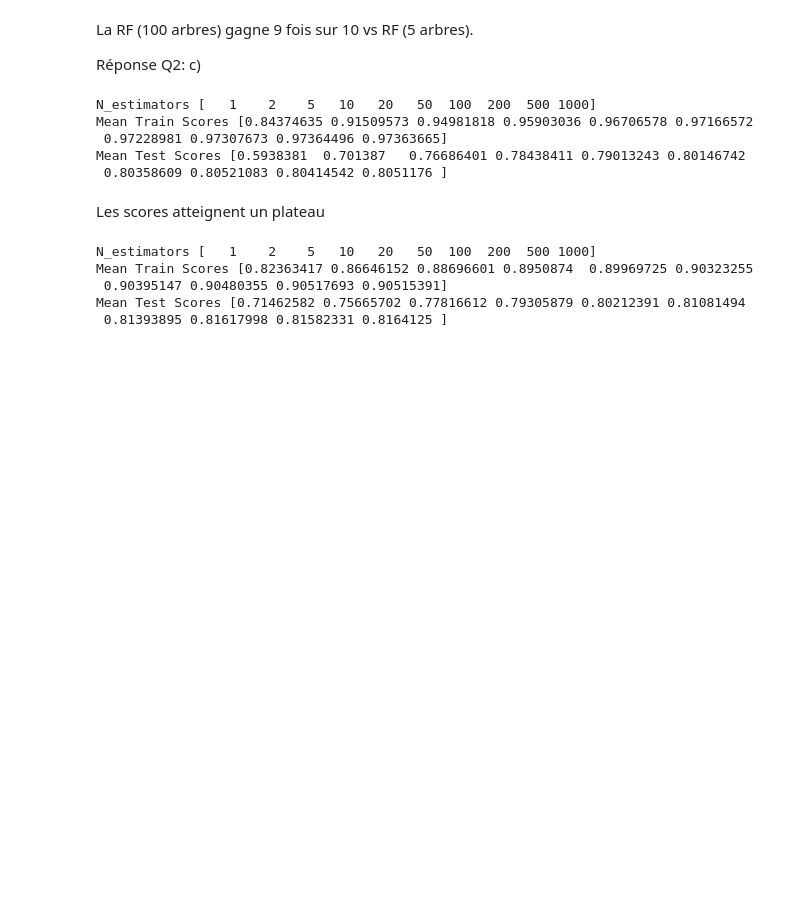
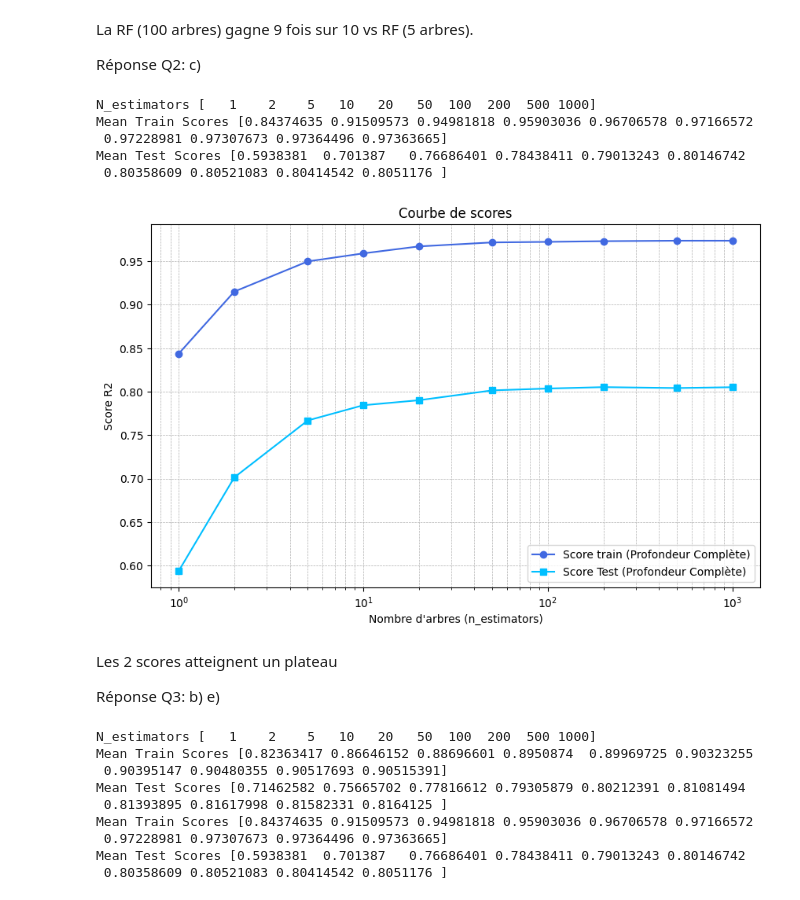
Before and after one commit to ithabi/AAA, a Jupyter notebook: quizzes/Wrap_up_quiz_Ensemble_Method_to_Students.ipynb, the cells around one changed output. Cells and saved outputs as stored; diff of their text form; code cells hidden in the pictures; blank space fills up the shorter version.

```diff
--- a/quizzes/Wrap_up_quiz_Ensemble_Method_to_Students.ipynb
+++ b/quizzes/Wrap_up_quiz_Ensemble_Method_to_Students.ipynb
@@ -305,8 +305,26 @@ Mean Train Scores [0.84374635 0.91509573 0.94981818 0.95903036 0.96706578 0.9716
  0.97228981 0.97307673 0.97364496 0.97363665]
 Mean Test Scores [0.5938381  0.701387   0.76686401 0.78438411 0.79013243 0.80146742
  0.80358609 0.80521083 0.80414542 0.8051176 ]
+# %%
+plt.figure(figsize=(10, 6))
+plt.plot(n_estimators, default_train_mean, 'o-',
+         label='Score train (Profondeur Complète)', color='royalblue')
+plt.plot(n_estimators, default_test_mean, 's-',
+         label='Score Test (Profondeur Complète)', color='deepskyblue')
+
+plt.title('Courbe de scores')
+plt.xlabel("Nombre d'arbres (n_estimators)")
+plt.ylabel('Score R2')
+plt.xscale('log')
+plt.legend(loc='best', fontsize=10)
+plt.grid(True, which="both", linestyle='--', linewidth=0.5)
+plt.show()
+# %% [output]
+[figure, added]
 # %% [markdown]
-Les scores atteignent un plateau
+Les 2 scores atteignent un plateau
+
+Réponse Q3: b) e)
 # %%
 ###QUESTION 4
 
@@ -325,9 +343,15 @@ depth5_test_mean = np.mean(test_scores_5, axis=1)
 print("N_estimators", n_estimators)
 print("Mean Train Scores", depth5_train_mean)
 print("Mean Test Scores", depth5_test_mean)
+print("Mean Train Scores", default_train_mean)
+print("Mean Test Scores", default_test_mean)
 # %% [output]
 N_estimators [   1    2    5   10   20   50  100  200  500 1000]
 Mean Train Scores [0.82363417 0.86646152 0.88696601 0.8950874  0.89969725 0.90323255
  0.90395147 0.90480355 0.90517693 0.90515391]
 Mean Test Scores [0.71462582 0.75665702 0.77816612 0.79305879 0.80212391 0.81081494
  0.81393895 0.81617998 0.81582331 0.8164125 ]
+Mean Train Scores [0.84374635 0.91509573 0.94981818 0.95903036 0.96706578 0.97166572
+ 0.97228981 0.97307673 0.97364496 0.97363665]
+Mean Test Scores [0.5938381  0.701387   0.76686401 0.78438411 0.79013243 0.80146742
+ 0.80358609 0.80521083 0.80414542 0.8051176 ]
```
Also changed, not shown: parts of 7 cells of this notebook.
